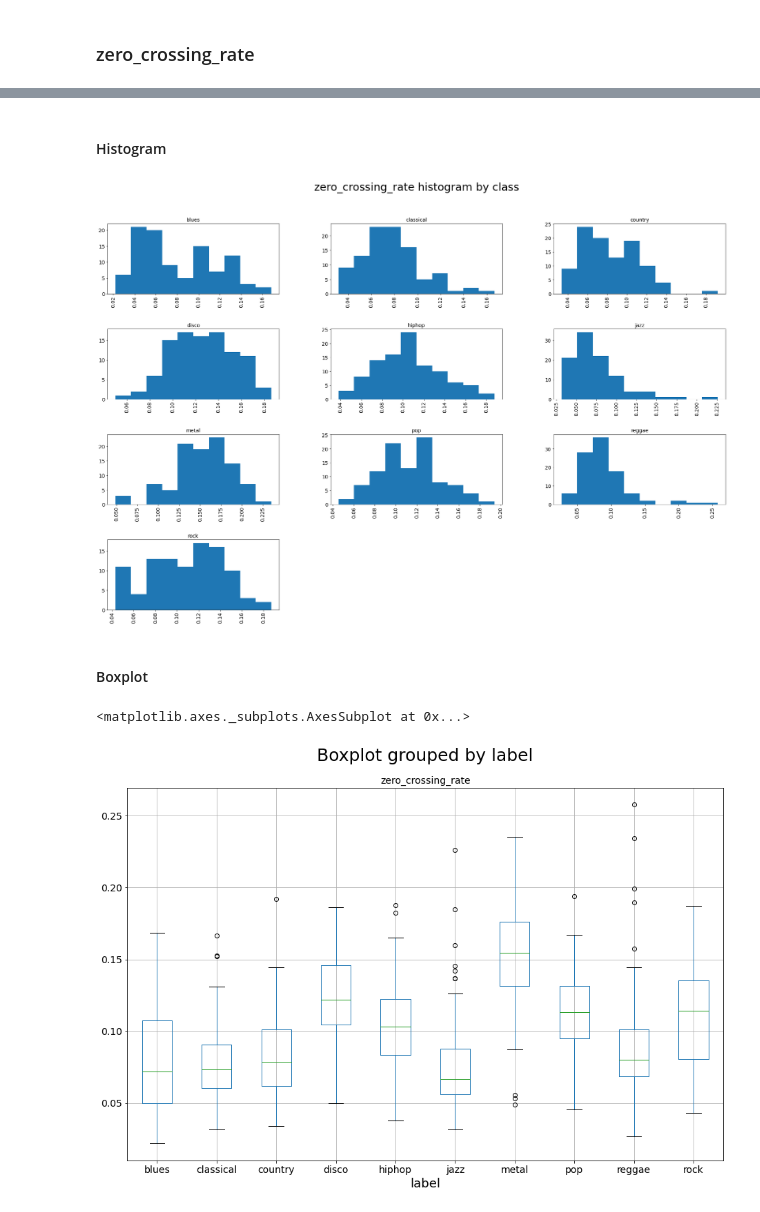
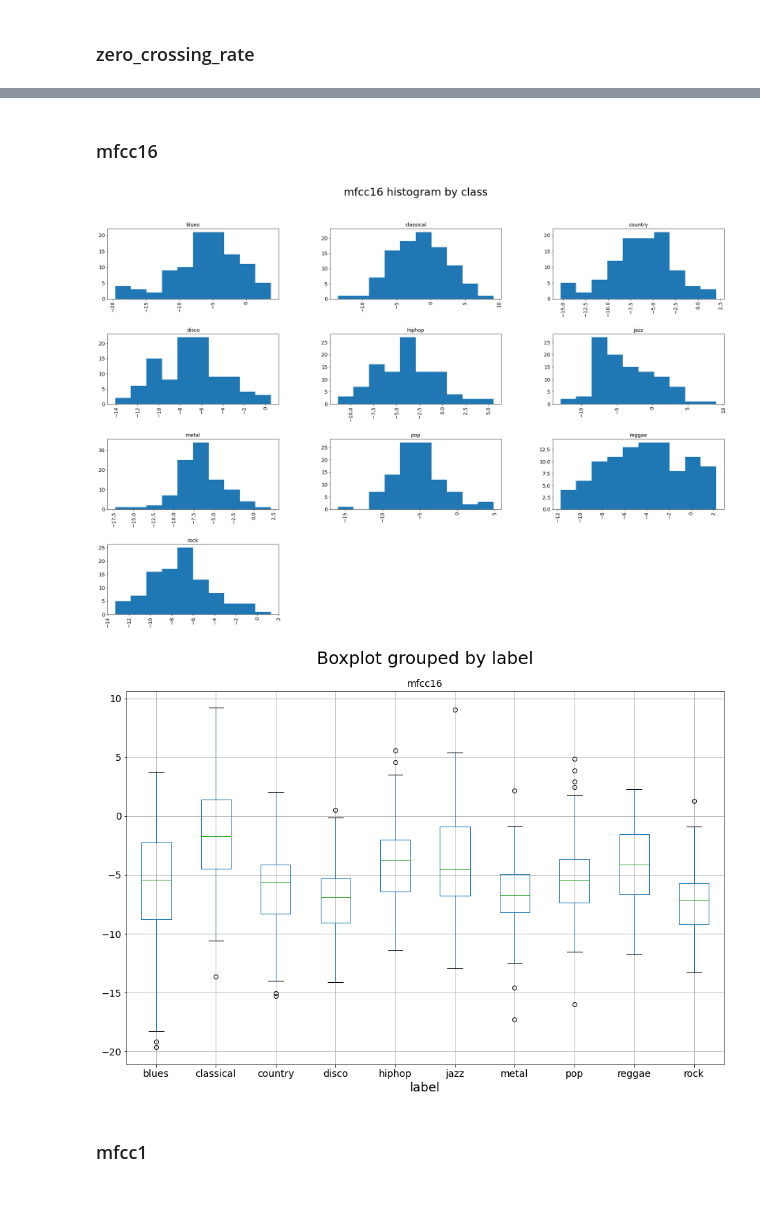
Before and after one commit to andbluedev/Music-Genre-Classification-Notebooks, a Jupyter notebook: Dataset_Analysis.ipynb, the cells around one changed output, grey strips where cells are left out. Drawn from its saved outputs; the diff is of its cells as text; code cells hidden in the pictures.

```diff
--- a/Dataset_Analysis.ipynb
+++ b/Dataset_Analysis.ipynb
@@ -164,6 +113,19 @@ The best silhouette score here is : 0.23016225664443055 and  represents 6 cluste
 [figure]
 # %% [markdown]
 ## Descriptive Summaries
+# %%
+def plot_histograms(df, feature_name):
+    fig, ax = plt.subplots(figsize=(30,20))
+    df[feature_name].hist(by=df['label'], figsize=(20,12), ax=ax)
+    fig.suptitle("%s histogram by class" % feature_name, fontsize=30)
+    plt.show()
+
+
+def plot_boxes(df, feature_name):
+    fig, ax = plt.subplots(figsize=(15,10))
+    plt.suptitle("%s boxplot by class" % feature_name, fontsize=20)
+    df.boxplot(column=[feature_name], by='label', ax=ax)
+    plt.show()
 # %% [markdown]
 ### spectral_centroid
 # %% [markdown]
@@ -289,22 +179,10 @@ df.boxplot(column=["rolloff"], by='label', ax=ax)
 # %% [markdown]
-#### Histogram
+### mfcc16
-# %%
-fig, ax = plt.subplots(figsize=(30,20))
-
-df["zero_crossing_rate"].hist(by=df['label'], figsize=(20,12), ax=ax)
-
-fig.suptitle("zero_crossing_rate histogram by class", fontsize=30)
-plt.show()
-# %% [output]
-[figure, removed]
+# %%
+plot_histograms(df, "mfcc16")
+plot_boxes(df, "mfcc16")
+# %% [output]
+[figure, added]
+[figure, added]
 # %% [markdown]
-#### Boxplot
+### mfcc1
-# %%
-fig, ax = plt.subplots(figsize=(15,10))
-
-plt.suptitle("zero_crossing_rate boxplot by class", fontsize=30)
-
-df.boxplot(column=["zero_crossing_rate"], by='label', ax=ax)
-# %% [output]
-<matplotlib.axes._subplots.AxesSubplot at 0x...>
-[figure, removed]
```
Also changed, not shown: parts of 49 cells of this notebook.
